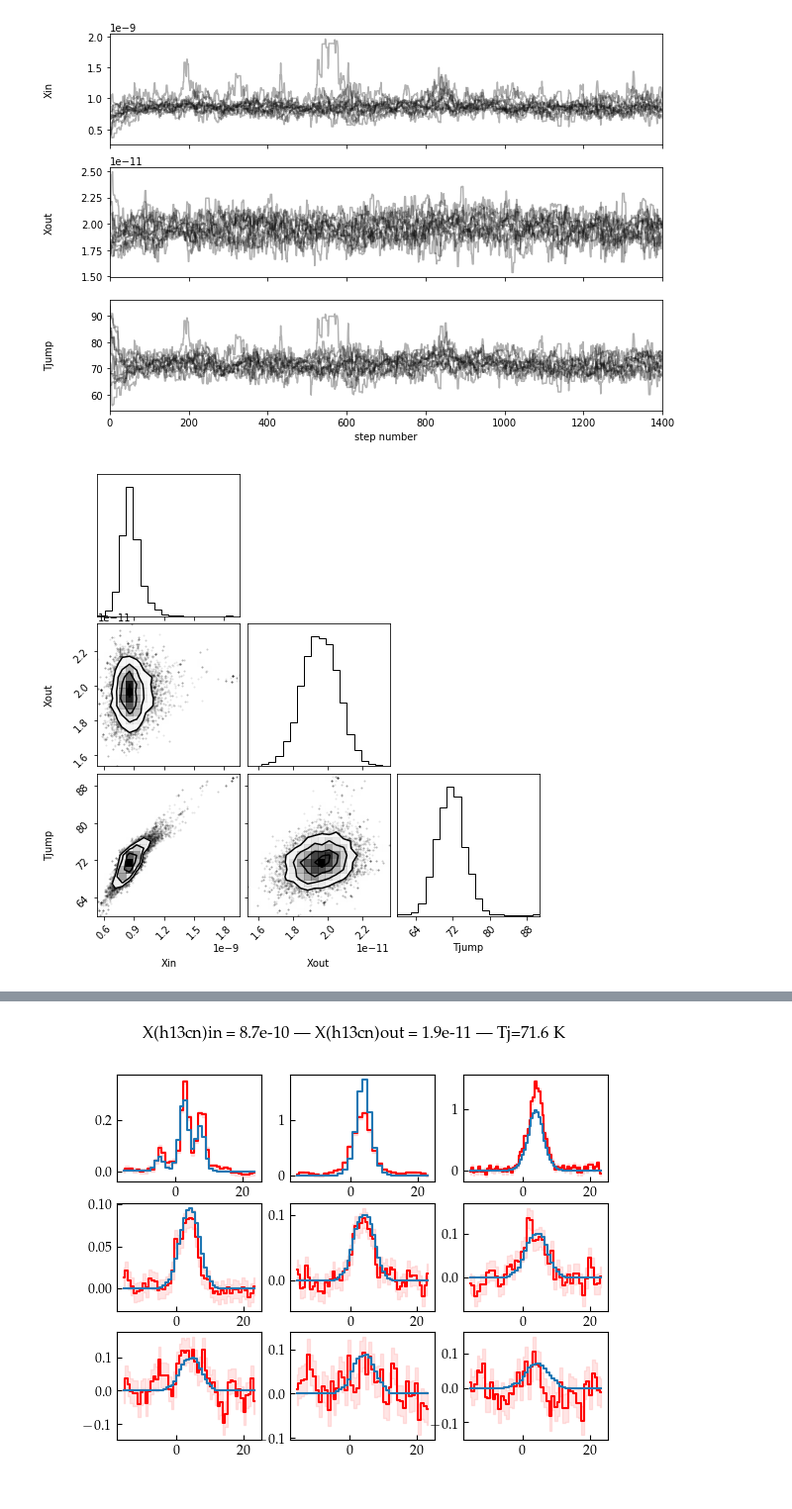
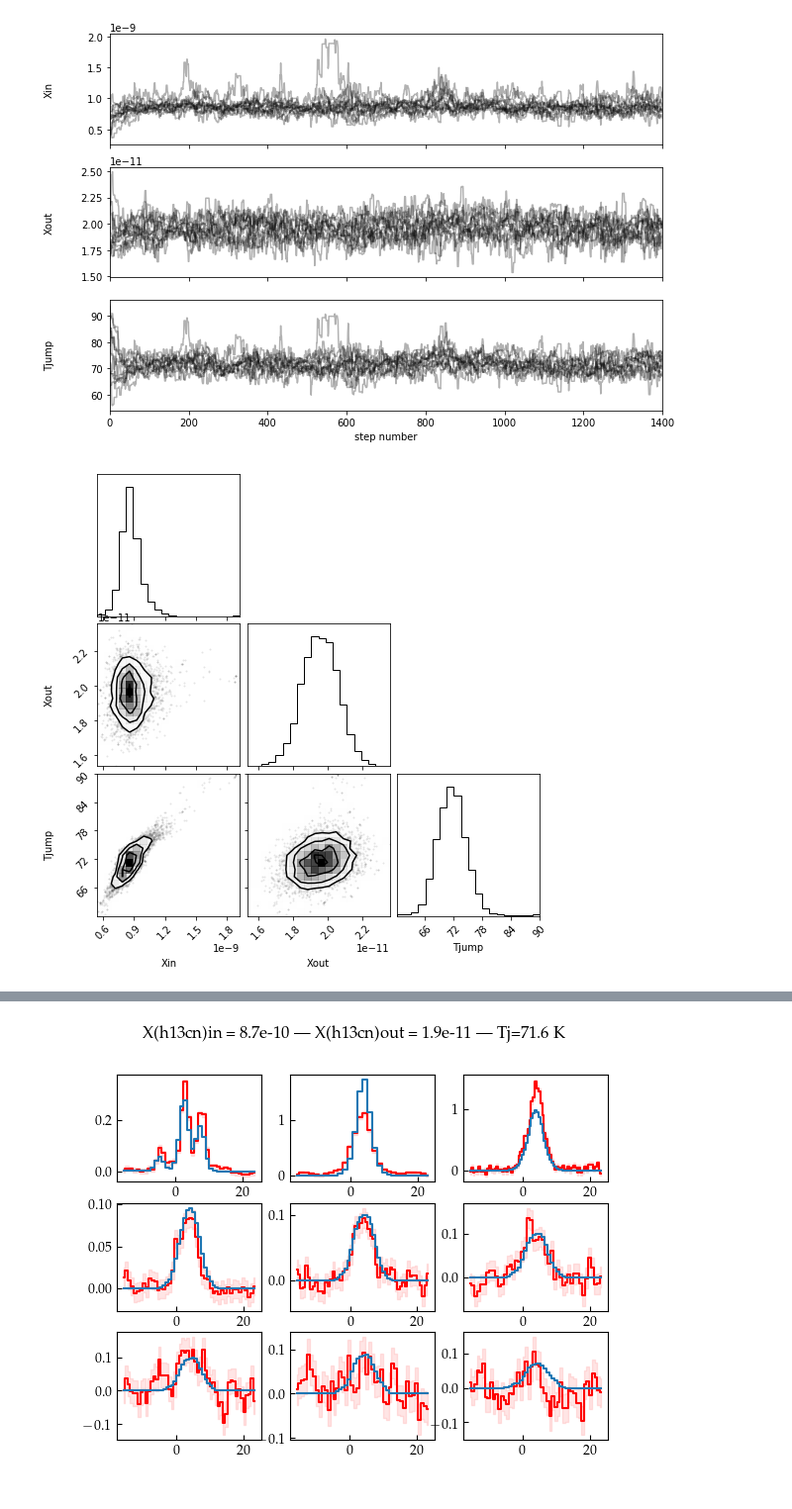
Before and after one commit to tomr-stargazer/iras_model, a Jupyter notebook: Notebooks/Analysis of weekend MCMC run.ipynb, the cells around one changed output, grey strips where cells are left out. Shown at 99% size. Cells and saved outputs as stored; diff of their text form; code cells hidden in the pictures.

```diff
--- a/Notebooks/Analysis of weekend MCMC run.ipynb
+++ b/Notebooks/Analysis of weekend MCMC run.ipynb
@@ -47,11 +50,11 @@ plt.show()
 # %% [output]
 [figure]
 # %%
-flat_samples = reader.get_chain(discard=burnin, flat=True)
+flat_samples = reader.get_chain(discard=burnin, flat=True, thin=3)
 fig = corner.corner(flat_samples, labels=labels)
 plt.show()
 # %% [output]
-[figure, old version]
+[figure, new version]
 # %%
 from IPython.display import display, Math
 
```
Also changed, not shown: parts of 5 cells of this notebook.
